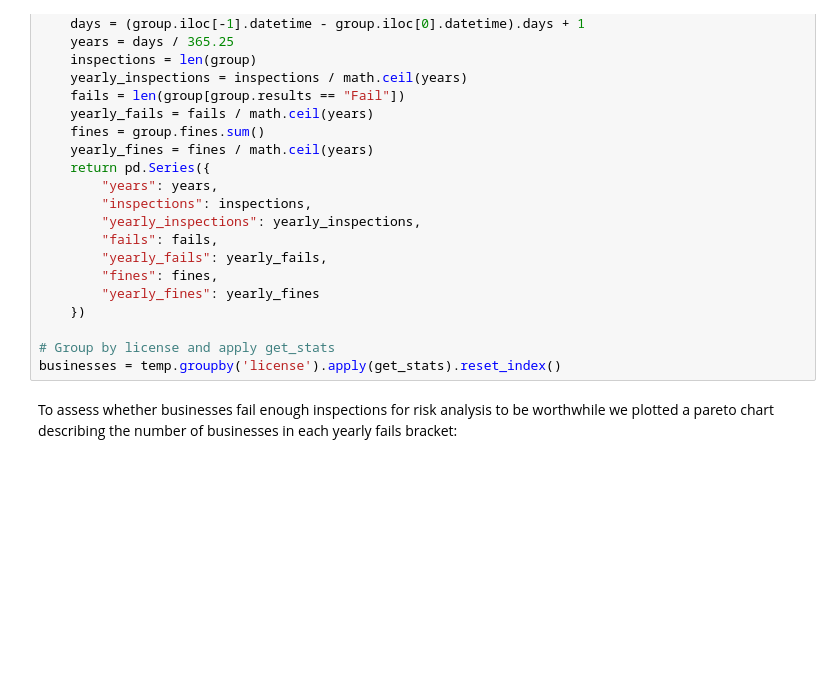
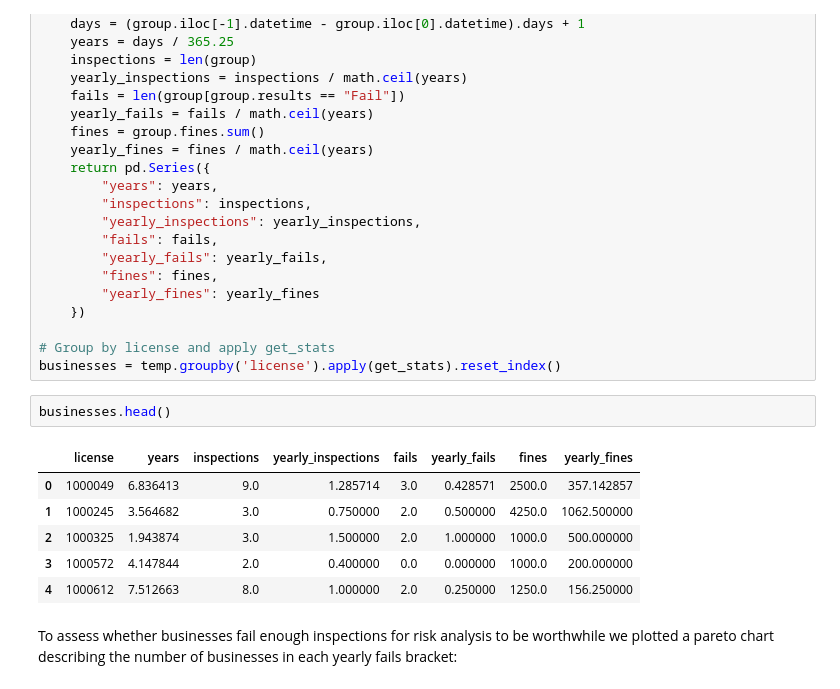
Before and after one commit to Sustainabilist/ChicagoDataAnalysis, a Jupyter notebook: REPORTS/publication_1_draft_2.ipynb, the cells around one changed output. Cells and saved outputs as stored; diff of their text form; blank space fills up the shorter version.

```diff
--- a/REPORTS/publication_1_draft_2.ipynb
+++ b/REPORTS/publication_1_draft_2.ipynb
@@ -393,6 +404,15 @@ def get_stats(group):
 
 # Group by license and apply get_stats
 businesses = temp.groupby('license').apply(get_stats).reset_index()
+# %%
+businesses.head()
+# %% [output]
+|  | license | years | inspections | yearly_inspections | fails | yearly_fails | fines | yearly_fines |
+| 0 | 1000049 | 6.836413 | 9.0 | 1.285714 | 3.0 | 0.428571 | 2500.0 | 357.142857 |
+| 1 | 1000245 | 3.564682 | 3.0 | 0.750000 | 2.0 | 0.500000 | 4250.0 | 1062.500000 |
+| 2 | 1000325 | 1.943874 | 3.0 | 1.500000 | 2.0 | 1.000000 | 1000.0 | 500.000000 |
+| 3 | 1000572 | 4.147844 | 2.0 | 0.400000 | 0.0 | 0.000000 | 1000.0 | 200.000000 |
+| 4 | 1000612 | 7.512663 | 8.0 | 1.000000 | 2.0 | 0.250000 | 1250.0 | 156.250000 |
 # %% [markdown]
 To assess whether businesses fail enough inspections for risk analysis to be worthwhile we plotted a pareto chart describing the number of businesses in each yearly fails bracket:
 # %%
```
Also changed, not shown: parts of 7 cells of this notebook, 2 other files.
